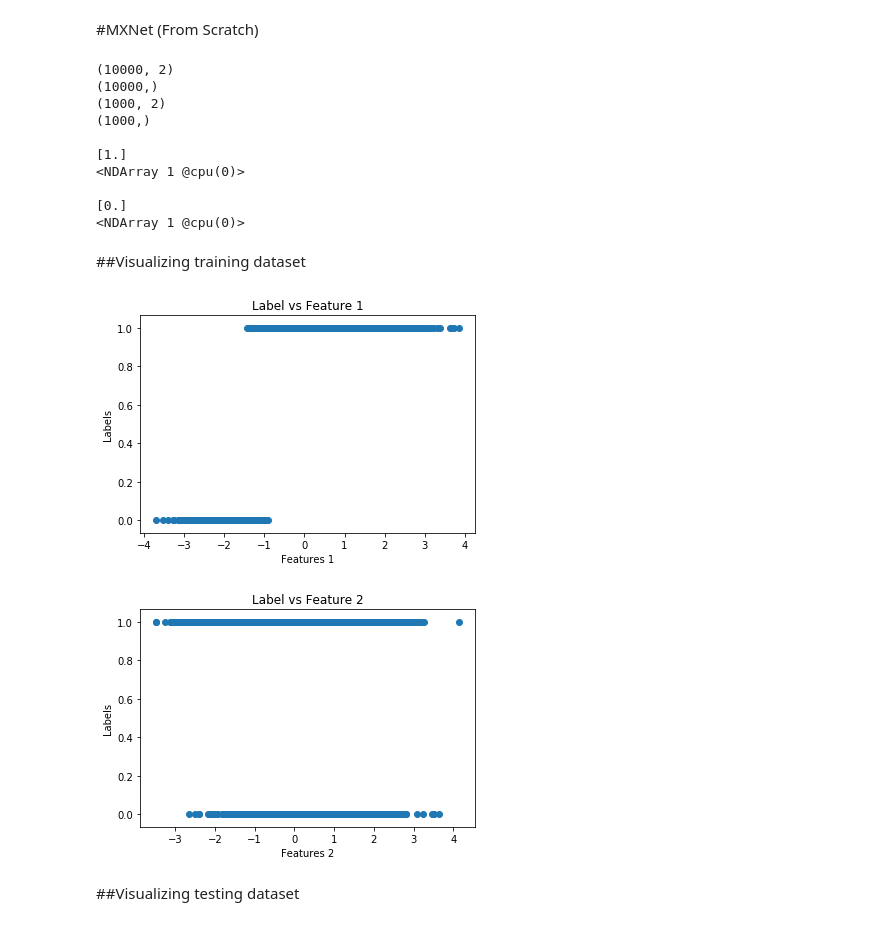
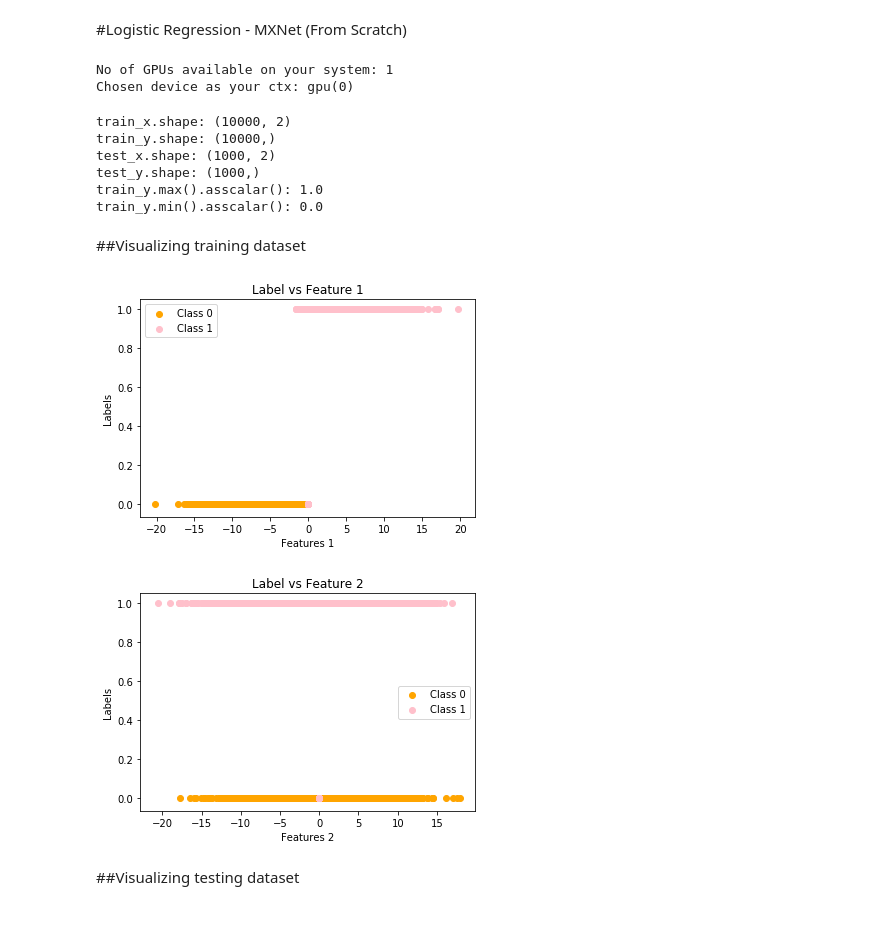
Before and after one commit to braindotai/Deep-Learning-Scratch-Arena, a Jupyter notebook: 01. Intro To Deep Learning/02. Logistic Regression - MXNet.ipynb, the cells around one changed output. Cells and saved outputs as stored; diff of their text form; code cells hidden in the pictures.

Commit message:
Updated Logistic Regression - MXNet

```diff
--- a/01. Intro To Deep Learning/02. Logistic Regression - MXNet.ipynb
+++ b/01. Intro To Deep Learning/02. Logistic Regression - MXNet.ipynb
@@ -12,2 +1,2 @@ Requirement already satisfied: urllib3<1.25,>=1.21.1 in /usr/local/lib/python3.6
 # %% [markdown]
-#MXNet (From Scratch)
+#Logistic Regression - MXNet (From Scratch)
@@ -21,54 +3,67 @@ model_ctx = mx.gpu()
+# %%
+from IPython.display import Image # this import is not important, its used for showing images in jupyter notebooks
+import mxnet as mx
+from mxnet import nd, autograd, gluon
+import matplotlib.pyplot as plt
+
+ctx = mx.gpu() if mx.context.num_gpus() > 0 else mx.cpu()
+print('No of GPUs available on your system:', mx.context.num_gpus())
+print('Chosen device as your ctx:', ctx)
+# %% [output]
+No of GPUs available on your system: 1
+Chosen device as your ctx: gpu(0)
 # %%
 num_inputs = 2
 num_outputs = 1
 num_examples = 10000
 
 def function(x, num_examples = num_examples):
-    linear = 2 * x[:, 0] - 0.2 * x[:, 1] + 2.4
+    linear = 2 * x[:, 0] - 0.1 * x[:, 1] + 2.4
     return nd.where(linear > 0, linear.ones_like(), linear.zeros_like())
 
-train_x = nd.random.normal(shape = (num_examples, num_inputs), ctx = data_ctx)
+# loc is location(mean), and scale is standard deviation
+train_x = nd.random.normal(loc = 0, scale = 5, shape = (num_examples, num_inputs))
 train_y = function(train_x)
 
-test_x = nd.random.normal(shape = (1000, num_inputs), ctx = data_ctx)
+test_x = nd.random.normal(loc = 0, scale = 5, shape = (1000, num_inputs))
 test_y= function(test_x)
 
-print(train_x.shape)
-print(train_y.shape)
+print('train_x.shape:', train_x.shape)
+print('train_y.shape:', train_y.shape)
 
-print(test_x.shape)
-print(test_y.shape)
+print('test_x.shape:', test_x.shape)
+print('test_y.shape:', test_y.shape)
 
-print(train_y.max())
-print(train_y.min())
+print('train_y.max().asscalar():', train_y.max().asscalar())
+print('train_y.min().asscalar():', train_y.min().asscalar())
 # %% [output]
-(10000, 2)
-(10000,)
-(1000, 2)
-(1000,)
-
-[1.]
-<NDArray 1 @cpu(0)>
-
-[0.]
-<NDArray 1 @cpu(0)>
+train_x.shape: (10000, 2)
+train_y.shape: (10000,)
+test_x.shape: (1000, 2)
+test_y.shape: (1000,)
+train_y.max().asscalar(): 1.0
+train_y.min().asscalar(): 0.0
 # %% [markdown]
 ##Visualizing training dataset
 # %%
-plt.scatter(train_x[:, 0].asnumpy(), train_y.asnumpy())
+plt.scatter((train_x[:, 0] * (train_y == 0)).asnumpy(), (train_y * (train_y == 0)).asnumpy(), c = 'orange', label = 'Class 0')
+plt.scatter((train_x[:, 0] * (train_y == 1)).asnumpy(), (train_y * (train_y == 1)).asnumpy(), c = 'pink', label = 'Class 1')
 plt.title('Label vs Feature 1')
 plt.xlabel('Features 1')
 plt.ylabel('Labels')
+plt.legend()
 plt.show()
 
-plt.scatter(train_x[:, 1].asnumpy(), train_y.asnumpy())
+plt.scatter((train_x[:, 1] * (train_y == 0)).asnumpy(), (train_y * (train_y == 0)).asnumpy(), c = 'orange', label = 'Class 0')
+plt.scatter((train_x[:, 1] * (train_y == 1)).asnumpy(), (train_y * (train_y == 1)).asnumpy(), c = 'pink', label = 'Class 1')
 plt.title('Label vs Feature 2')
 plt.xlabel('Features 2')
 plt.ylabel('Labels')
+plt.legend()
 plt.show()
 # %% [output]
-[figure, old version]
+[figure, new version]
-[figure, old version]
+[figure, new version]
 # %% [markdown]
 ##Visualizing testing dataset
 # %%
```
Also changed, not shown: parts of 18 cells of this notebook.
